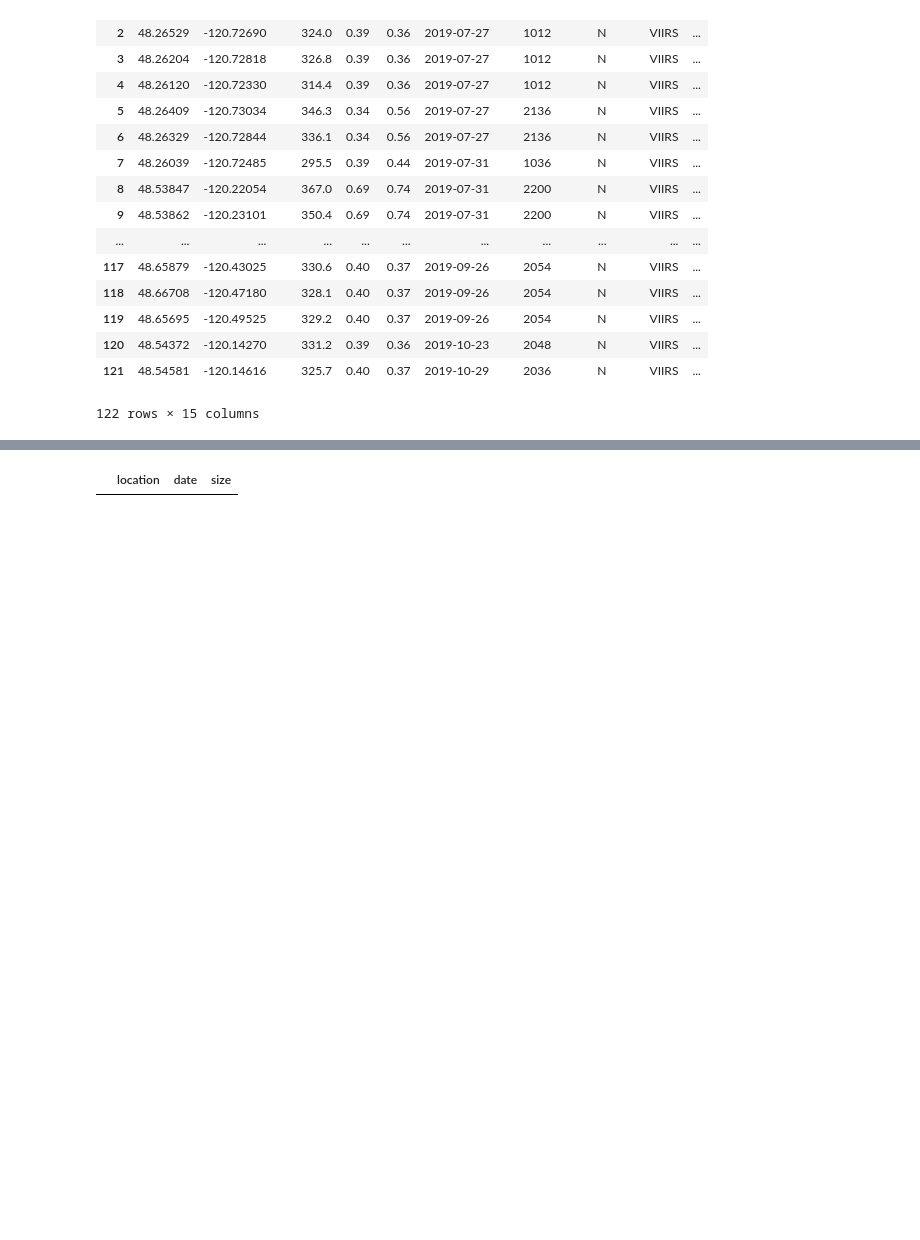
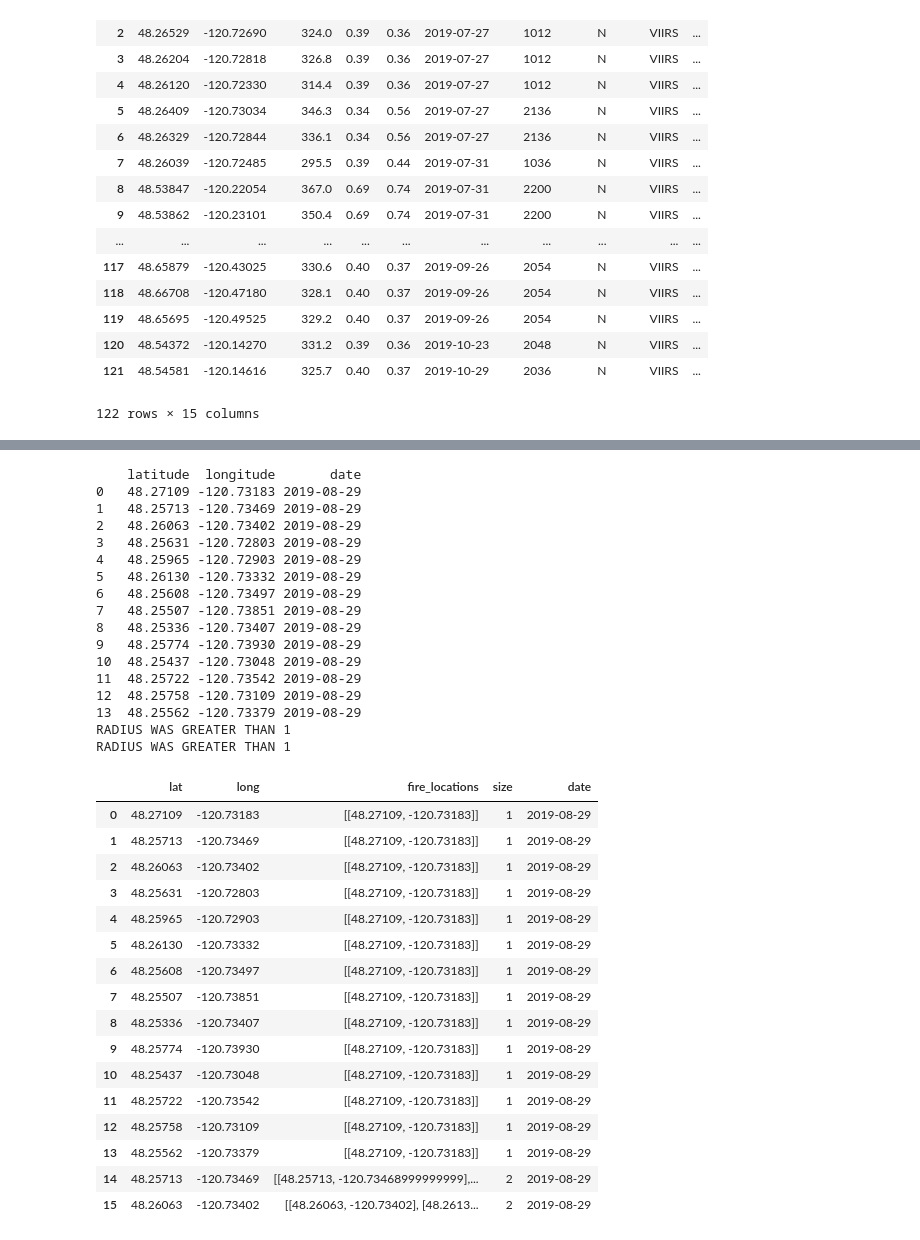
Before and after one commit to sarahtang/fire, a Jupyter notebook: Fire!!.ipynb, the cells around one changed output, grey strips where cells are left out. Cells and saved outputs as stored; diff of their text form; code cells hidden in the pictures; blank space fills up the shorter version.

```diff
--- a/Fire!!.ipynb
+++ b/Fire!!.ipynb
@@ -245,6 +278,43 @@ def size_of_fire(df_in):
 
     return size_df
-# %%
-size_of_fire(consec_values)
-# %% [output]
-|  | location | date | size |
+# %%
+num_fires = size_of_fire(consec_day_values, 9) #TODO need to run on all days
+num_fires = num_fires.drop_duplicates(subset = ["lat", "long", "size"])
+num_fires = num_fires.reset_index()
+num_fires = num_fires.drop(columns = "index")
+num_fires
+# %% [output]
+    latitude  longitude       date
+0   48.27109 -120.73183 2019-08-29
+1   48.25713 -120.73469 2019-08-29
+2   48.26063 -120.73402 2019-08-29
+3   48.25631 -120.72803 2019-08-29
+4   48.25965 -120.72903 2019-08-29
+5   48.26130 -120.73332 2019-08-29
+6   48.25608 -120.73497 2019-08-29
+7   48.25507 -120.73851 2019-08-29
+8   48.25336 -120.73407 2019-08-29
+9   48.25774 -120.73930 2019-08-29
+10  48.25437 -120.73048 2019-08-29
+11  48.25722 -120.73542 2019-08-29
+12  48.25758 -120.73109 2019-08-29
+13  48.25562 -120.73379 2019-08-29
+RADIUS WAS GREATER THAN 1
+RADIUS WAS GREATER THAN 1
+|  | lat | long | fire_locations | size | date |
+| 0 | 48.27109 | -120.73183 | [[48.27109, -120.73183]] | 1 | 2019-08-29 |
+| 1 | 48.25713 | -120.73469 | [[48.27109, -120.73183]] | 1 | 2019-08-29 |
+| 2 | 48.26063 | -120.73402 | [[48.27109, -120.73183]] | 1 | 2019-08-29 |
+| 3 | 48.25631 | -120.72803 | [[48.27109, -120.73183]] | 1 | 2019-08-29 |
+| 4 | 48.25965 | -120.72903 | [[48.27109, -120.73183]] | 1 | 2019-08-29 |
+| 5 | 48.26130 | -120.73332 | [[48.27109, -120.73183]] | 1 | 2019-08-29 |
+| 6 | 48.25608 | -120.73497 | [[48.27109, -120.73183]] | 1 | 2019-08-29 |
+| 7 | 48.25507 | -120.73851 | [[48.27109, -120.73183]] | 1 | 2019-08-29 |
+| 8 | 48.25336 | -120.73407 | [[48.27109, -120.73183]] | 1 | 2019-08-29 |
+| 9 | 48.25774 | -120.73930 | [[48.27109, -120.73183]] | 1 | 2019-08-29 |
+| 10 | 48.25437 | -120.73048 | [[48.27109, -120.73183]] | 1 | 2019-08-29 |
+| 11 | 48.25722 | -120.73542 | [[48.27109, -120.73183]] | 1 | 2019-08-29 |
+| 12 | 48.25758 | -120.73109 | [[48.27109, -120.73183]] | 1 | 2019-08-29 |
+| 13 | 48.25562 | -120.73379 | [[48.27109, -120.73183]] | 1 | 2019-08-29 |
+| 14 | 48.25713 | -120.73469 | [[48.25713, -120.73468999999999],... | 2 | 2019-08-29 |
+| 15 | 48.26063 | -120.73402 | [[48.26063, -120.73402], [48.2613... | 2 | 2019-08-29 |
```
Also changed, not shown: parts of 5 cells of this notebook.
